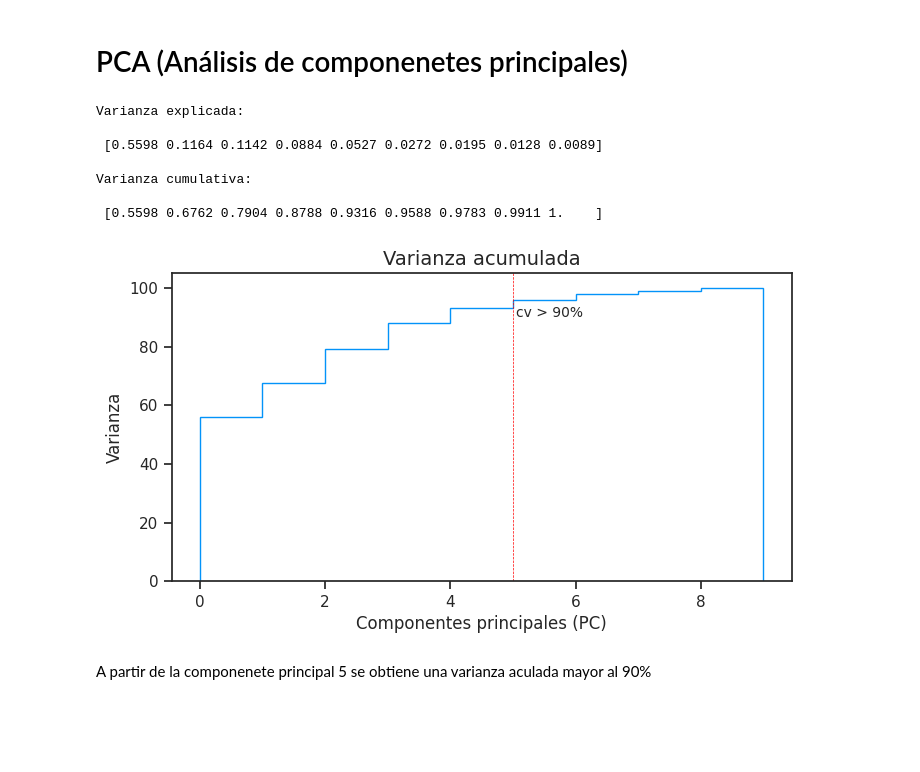
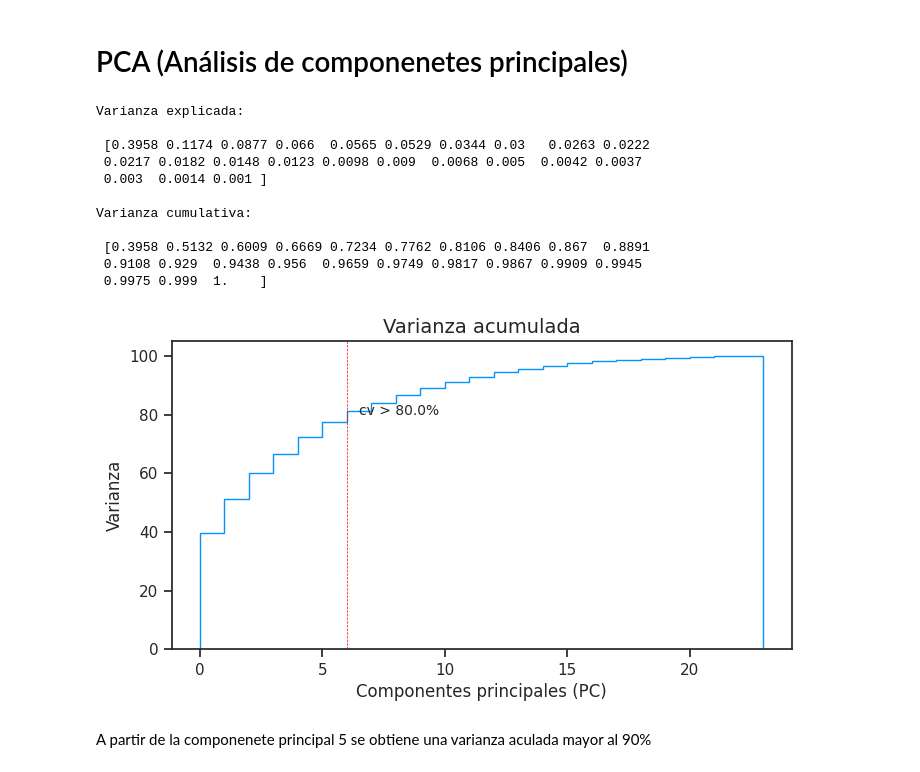
Before and after one commit to RicardxJMG/Data-projects, a Jupyter notebook: Data Science Projects/Cáncer de Pulmon/Lung_Cancer_Prediction.ipynb, the cells around one changed output. Cells and saved outputs as stored; diff of their text form; code cells hidden in the pictures; blank space fills up the shorter version.

```diff
--- a/Data Science Projects/Cáncer de Pulmon/Lung_Cancer_Prediction.ipynb
+++ b/Data Science Projects/Cáncer de Pulmon/Lung_Cancer_Prediction.ipynb
@@ -155,9 +155,7 @@ Index(['age', 'gender', 'air_pollution', 'alcohol_use', 'dust_allergy',
 # %% [markdown]
 Seleccionamos las variables que tengan un factor de riesgo mayor a 0.5, de acuerdo a la [tabla](https://pmc.ncbi.nlm.nih.gov/articles/PMC7044659/table/tbl2/) del articulo mencionado previamente.
 # %%
-risk_factors = ['smoking', 'age','passive_smoker', 'balanced_diet', 'occupational_hazards', 'air_pollution',
-                'genetic_risk','alcohol_use', 'dry_cough']
-
+risk_factors = df.drop(columns = 'level').columns
 
 corr = df[risk_factors].corr()
 # Generate a mask for the upper triangle
@@ -169,7 +167,8 @@ cmap = sns.diverging_palette(230, 20, as_cmap=True)
 # Draw the heatmap with the mask and correct aspect ratio
 heatmap = sns.heatmap(corr, mask=mask, cmap=cmap, vmin = -1,vmax=1, center=0,
             square=True, linewidths=1, cbar_kws={"shrink": .75},annot=True,
-                      annot_kws={"size": 10})
-heatmap.set_xticklabels(heatmap.get_xticklabels(), rotation=45, horizontalalignment='right');
+                      annot_kws={"size": 6.25})
+heatmap.set_xticklabels(heatmap.get_xticklabels(), rotation=45, horizontalalignment='right', fontsize = 9);
+heatmap.set_yticklabels(heatmap.get_yticklabels(), rotation=0, fontsize = 9);
 heatmap.set_title('Correlation Heatmap', fontdict={'fontsize':12}, pad=12);
 # %% [output]
@@ -200,22 +199,29 @@ print('\nVarianza cumulativa:\n\n',cummulative_variance.round(4))
 # %% [output]
 Varianza explicada:
 
- [0.5598 0.1164 0.1142 0.0884 0.0527 0.0272 0.0195 0.0128 0.0089]
+ [0.3958 0.1174 0.0877 0.066  0.0565 0.0529 0.0344 0.03   0.0263 0.0222
+ 0.0217 0.0182 0.0148 0.0123 0.0098 0.009  0.0068 0.005  0.0042 0.0037
+ 0.003  0.0014 0.001 ]
 
 Varianza cumulativa:
 
- [0.5598 0.6762 0.7904 0.8788 0.9316 0.9588 0.9783 0.9911 1.    ]
+ [0.3958 0.5132 0.6009 0.6669 0.7234 0.7762 0.8106 0.8406 0.867  0.8891
+ 0.9108 0.929  0.9438 0.956  0.9659 0.9749 0.9817 0.9867 0.9909 0.9945
+ 0.9975 0.999  1.    ]
 # %%
+va_select = 0.8
+va_value =  np.array(cummulative_variance)[np.where(cummulative_variance >= va_select)]
+index = cummulative_variance.tolist().index(va_value[0])
 plt.figure(figsize=(8, 4))
 plt.stairs(cummulative_variance*100,label = 'Varianxa cumulativa')
 plt.title('Varianza acumulada', fontsize = 14)
 plt.xlabel('Componentes principales (PC)')
 plt.ylabel('Varianza')
-plt.axvline(5,linestyle = '--', color = 'r', lw = 0.5)
-plt.annotate("cv > 90%", xy = (5.05,90), fontsize = 10)
+plt.axvline(index,linestyle = '--', color = 'r', lw = 0.5)
+plt.annotate(f"cv > {100*va_select}%", xy = (index+0.5,va_select*100), fontsize = 10)
 plt.show()
 # %% [output]
-[figure, old version]
+[figure, new version]
 # %% [markdown]
 A partir de la componenete principal 5 se obtiene una varianza aculada mayor al 90%
 # %%
```
Also changed, not shown: parts of 35 cells of this notebook.
